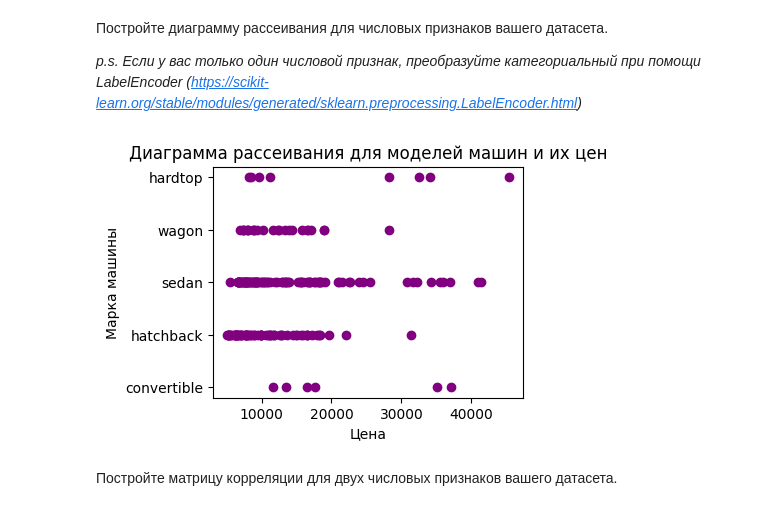
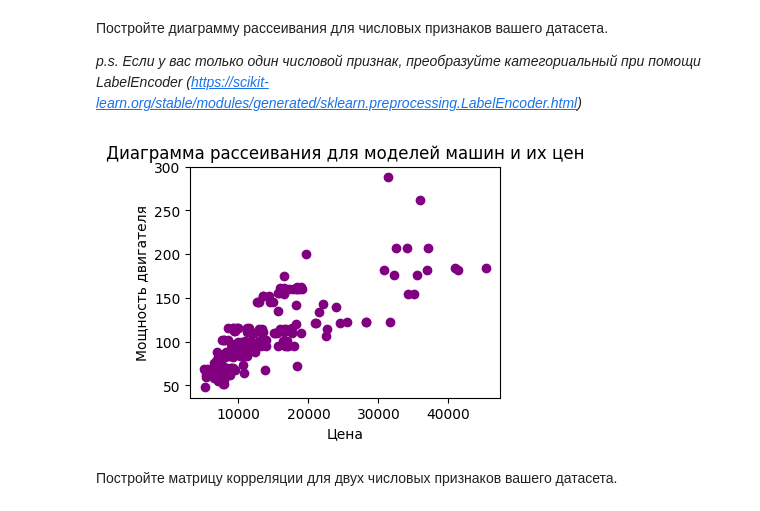
Before and after one commit to Dekamonia/MachineLearning, a Jupyter notebook: lab2/lab02.ipynb, the cells around one changed output. Saved outputs shown, nothing was run; the diff lists cells and outputs as text; code cells hidden in the pictures.

```diff
--- a/lab2/lab02.ipynb
+++ b/lab2/lab02.ipynb
@@ -249,13 +245,13 @@ sns.boxplot(x=df["carbody"], y=df["price"])
 *p.s. Если у вас только один числовой признак, преобразуйте категориальный при помощи LabelEncoder (https://scikit-learn.org/stable/modules/generated/sklearn.preprocessing.LabelEncoder.html)*
 # %%
 plt.figure(figsize=(4, 3))
-plt.scatter(df['price'], df['carbody'], color='purple')
+plt.scatter(df['price'], df['horsepower'], color='purple')
 plt.title('Диаграмма рассеивания для моделей машин и их цен')
 plt.xlabel('Цена')
-plt.ylabel('Марка машины')
+plt.ylabel('Мощность двигателя')
 plt.show()
 # %% [output]
-[figure, old version]
+[figure, new version]
 # %% [markdown]
 Постройте матрицу корреляции для двух числовых признаков вашего датасета.
 # %%
```
Also changed, not shown: parts of 3 cells of this notebook.
